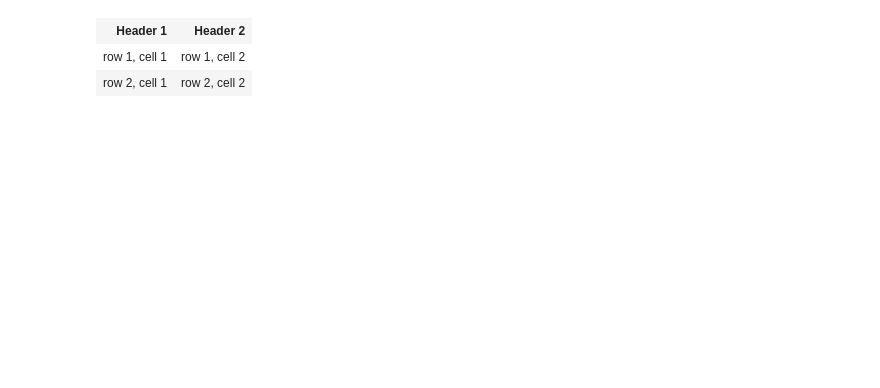
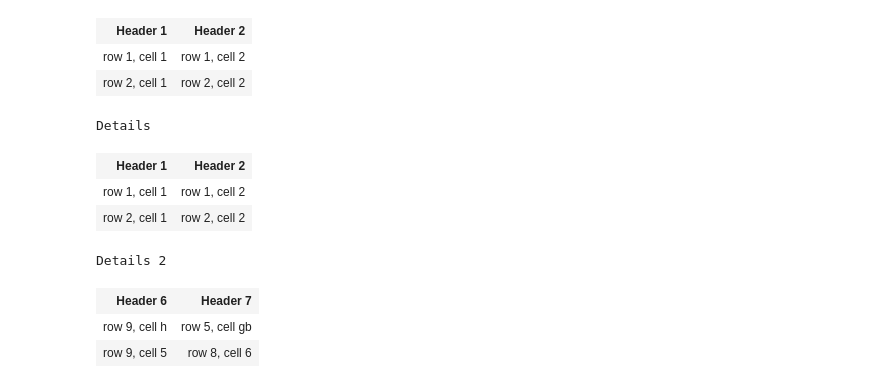
Before and after one commit to Sinus2x/CarValuationService, a Jupyter notebook: notebooks/eda_ryzhkov.ipynb, the cells around one changed output. Saved outputs shown, nothing was run; the diff lists cells and outputs as text; code cells hidden in the pictures; blank space fills up the shorter version.

```diff
--- a/notebooks/eda_ryzhkov.ipynb
+++ b/notebooks/eda_ryzhkov.ipynb
@@ -399,8 +399,46 @@ s = """<table>
 <td>row 2, cell 2</td>
 </tr>
 </table>"""
+# %%
+s2 = """
+<details>
+    <summary>Details</summary>
+    <table>
+    <tr>
+    <th>Header 1</th>
+    <th>Header 2</th>
+    </tr>
+    <tr>
+    <td>row 1, cell 1</td>
+    <td>row 1, cell 2</td>
+    </tr>
+    <tr>
+    <td>row 2, cell 1</td>
+    <td>row 2, cell 2</td>
+    </tr>
+    </table>
+</details>
+<details>
+    <summary>Details 2</summary>
+    <table>
+    <tr>
+    <th>Header 6</th>
+    <th>Header 7</th>
+    </tr>
+    <tr>
+    <td>row 9, cell h</td>
+    <td>row 5, cell gb</td>
+    </tr>
+    <tr>
+    <td>row 9, cell 5</td>
+    <td>row 8, cell 6</td>
+    </tr>
+    </table>
+</details>
+"""
 # %%
 h = HTML(s)
+h2 = HTML(s2)
 # %%
 display(h)
 # %% [output]
@@ -409,0 +457,11 @@ display(h)
+# %%
+display(h2)
+# %% [output]
+Details
+| Header 1 | Header 2 |
+| row 1, cell 1 | row 1, cell 2 |
+| row 2, cell 1 | row 2, cell 2 |
+Details 2
+| Header 6 | Header 7 |
+| row 9, cell h | row 5, cell gb |
+| row 9, cell 5 | row 8, cell 6 |
```
Also changed, not shown: parts of 5 cells of this notebook.
